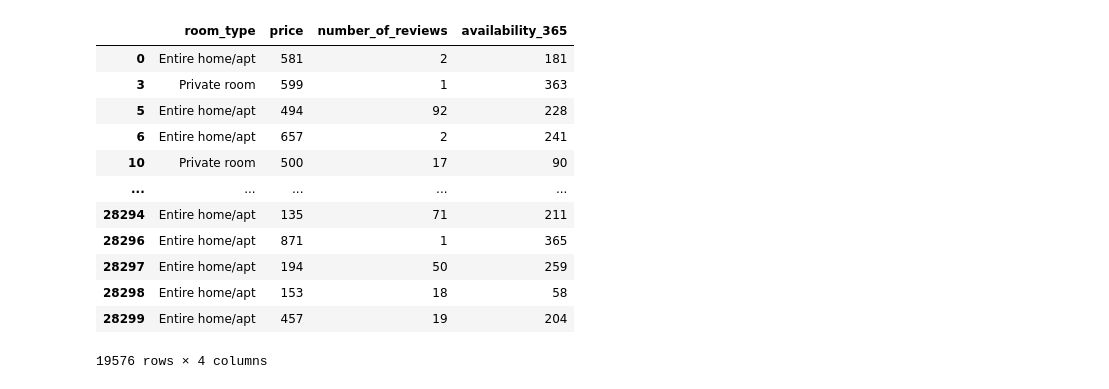
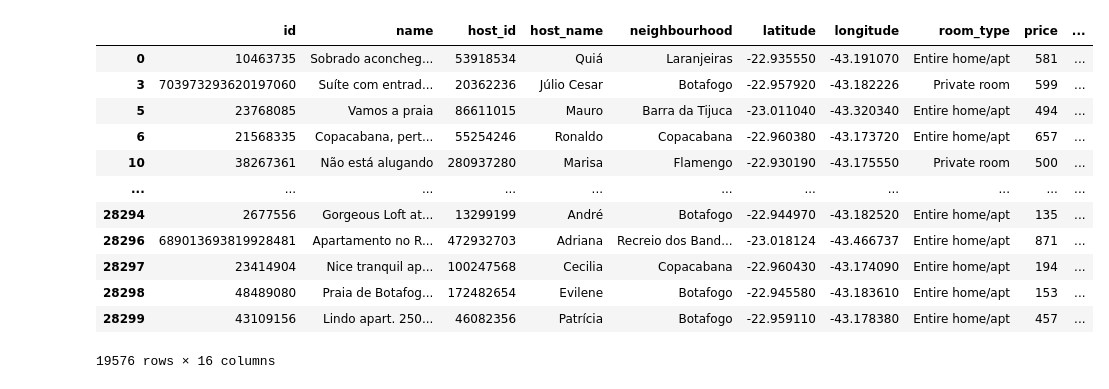
Before and after one commit to ysngwn/ach2177, a Jupyter notebook: trabalho.ipynb, the cells around one changed output. Drawn from its saved outputs; the diff is of its cells as text; code cells hidden in the pictures.

```diff
--- a/trabalho.ipynb
+++ b/trabalho.ipynb
@@ -23,22 +24,22 @@ df_price = df[['room_type', 'price', 'number_of_reviews', 'availability_365']].c
 # %%
 # cut outliers
 
-df_price = df_price[df_price.price < df_price.price.std()]
-df_price
+df = df[df.price < df.price.std()]
+df
 # %% [output]
-|  | room_type | price | number_of_reviews | availability_365 |
-| 0 | Entire home/apt | 581 | 2 | 181 |
-| 3 | Private room | 599 | 1 | 363 |
-| 5 | Entire home/apt | 494 | 92 | 228 |
-| 6 | Entire home/apt | 657 | 2 | 241 |
-| 10 | Private room | 500 | 17 | 90 |
-| ... | ... | ... | ... | ... |
-| 28294 | Entire home/apt | 135 | 71 | 211 |
-| 28296 | Entire home/apt | 871 | 1 | 365 |
-| 28297 | Entire home/apt | 194 | 50 | 259 |
-| 28298 | Entire home/apt | 153 | 18 | 58 |
-| 28299 | Entire home/apt | 457 | 19 | 204 |
+|  | id | name | host_id | host_name | neighbourhood | latitude | longitude | room_type | price | ... |
+| 0 | 10463735 | Sobrado aconcheg... | 53918534 | Quiá | Laranjeiras | -22.935550 | -43.191070 | Entire home/apt | 581 | ... |
+| 3 | 703973293620197060 | Suíte com entrad... | 20362236 | Júlio Cesar | Botafogo | -22.957920 | -43.182226 | Private room | 599 | ... |
+| 5 | 23768085 | Vamos a praia | 86611015 | Mauro | Barra da Tijuca | -23.011040 | -43.320340 | Entire home/apt | 494 | ... |
+| 6 | 21568335 | Copacabana, pert... | 55254246 | Ronaldo | Copacabana | -22.960380 | -43.173720 | Entire home/apt | 657 | ... |
+| 10 | 38267361 | Não está alugando | 280937280 | Marisa | Flamengo | -22.930190 | -43.175550 | Private room | 500 | ... |
+| ... | ... | ... | ... | ... | ... | ... | ... | ... | ... | ... |
+| 28294 | 2677556 | Gorgeous Loft at... | 13299199 | André | Botafogo | -22.944970 | -43.182520 | Entire home/apt | 135 | ... |
+| 28296 | 689013693819928481 | Apartamento no R... | 472932703 | Adriana | Recreio dos Band... | -23.018124 | -43.466737 | Entire home/apt | 871 | ... |
+| 28297 | 23414904 | Nice tranquil ap... | 100247568 | Cecilia | Copacabana | -22.960430 | -43.174090 | Entire home/apt | 194 | ... |
+| 28298 | 48489080 | Praia de Botafog... | 172482654 | Evilene | Botafogo | -22.945580 | -43.183610 | Entire home/apt | 153 | ... |
+| 28299 | 43109156 | Lindo apart. 250... | 46082356 | Patrícia | Botafogo | -22.959110 | -43.178380 | Entire home/apt | 457 | ... |
-19576 rows × 4 columns
+19576 rows × 16 columns
 # %%
 # Qual a distribuição de preços entre os tipos de acomodação?
 
```
Also changed, not shown: parts of 8 cells of this notebook.
